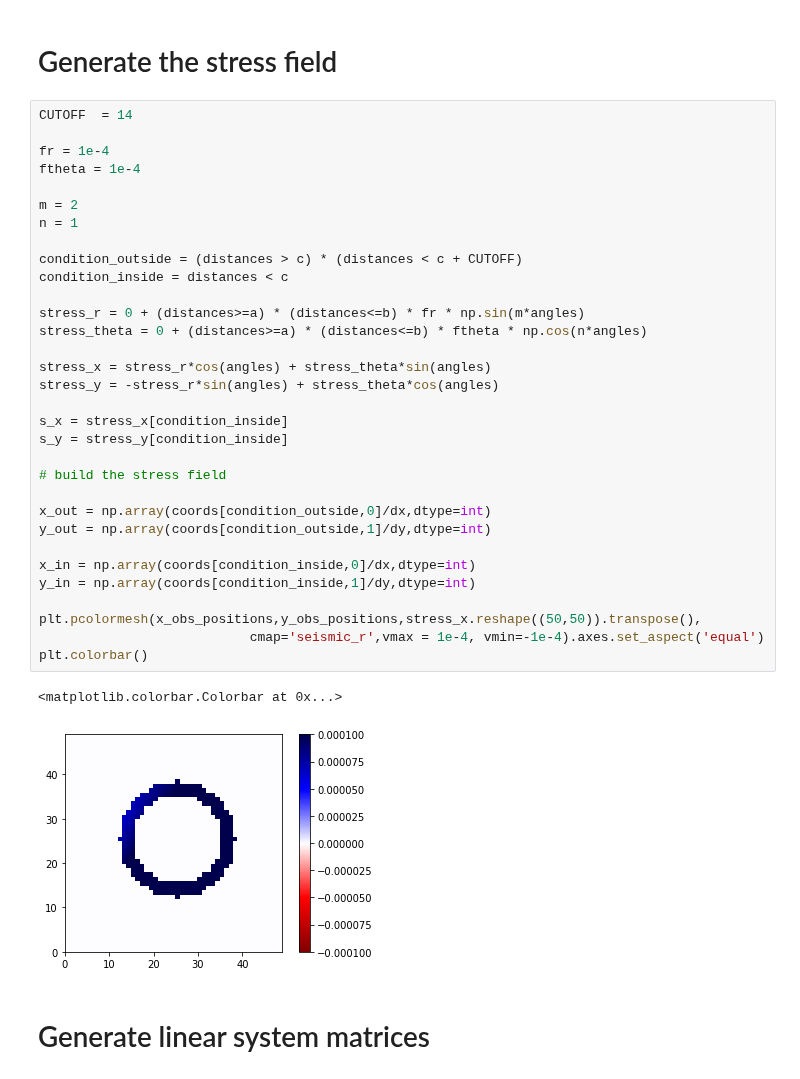
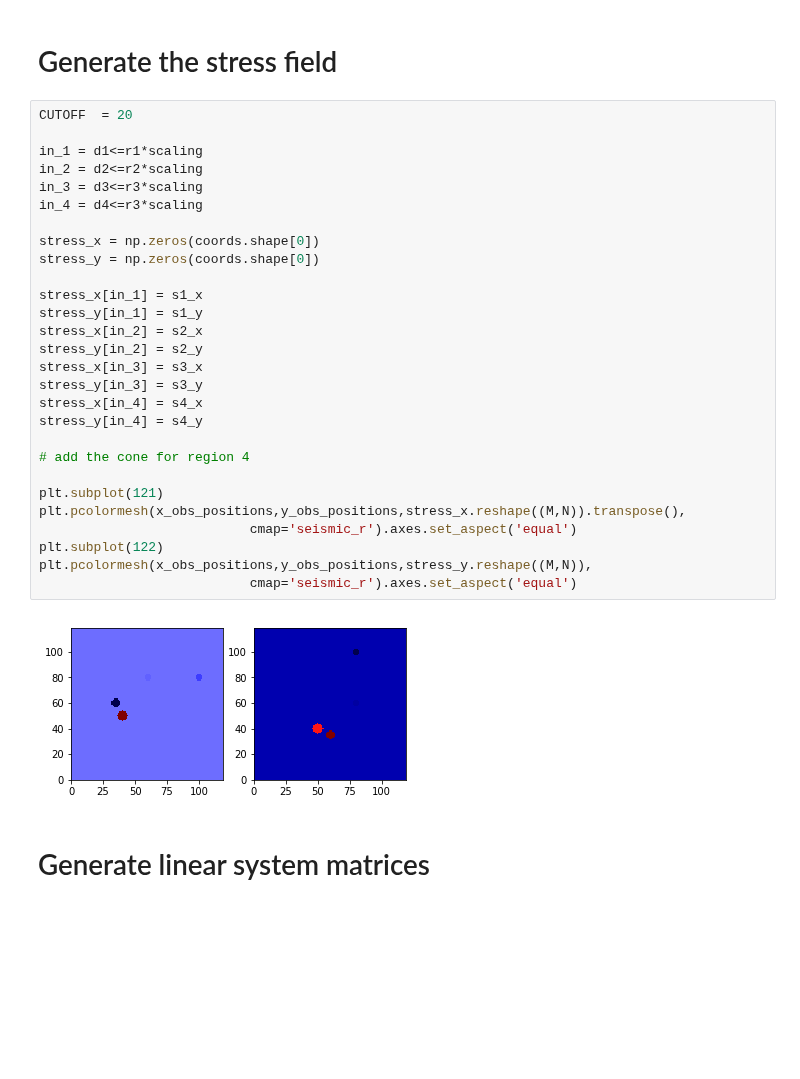
Before and after one commit to jcalifornia/tractionforce, a Jupyter notebook: paper/numerics/pads.ipynb, the cells around one changed output. Drawn from its saved outputs; the diff is of its cells as text; blank space fills up the shorter version.

```diff
--- a/paper/numerics/pads.ipynb
+++ b/paper/numerics/pads.ipynb
@@ -40,39 +96,34 @@ Populating the interactive namespace from numpy and matplotlib
 # %% [markdown]
 # Generate the stress field
-# %%
-CUTOFF  = 14
-
-fr = 1e-4
-ftheta = 1e-4
-
-m = 2
-n = 1
-
-condition_outside = (distances > c) * (distances < c + CUTOFF)
-condition_inside = distances < c
-
-stress_r = 0 + (distances>=a) * (distances<=b) * fr * np.sin(m*angles)
-stress_theta = 0 + (distances>=a) * (distances<=b) * ftheta * np.cos(n*angles)
-
-stress_x = stress_r*cos(angles) + stress_theta*sin(angles)
-stress_y = -stress_r*sin(angles) + stress_theta*cos(angles)
-
-s_x = stress_x[condition_inside]
-s_y = stress_y[condition_inside]
-
-# build the stress field
-
-x_out = np.array(coords[condition_outside,0]/dx,dtype=int)
-y_out = np.array(coords[condition_outside,1]/dy,dtype=int)
-
-x_in = np.array(coords[condition_inside,0]/dx,dtype=int)
-y_in = np.array(coords[condition_inside,1]/dy,dtype=int)
-
-plt.pcolormesh(x_obs_positions,y_obs_positions,stress_x.reshape((50,50)).transpose(),
-                           cmap='seismic_r',vmax = 1e-4, vmin=-1e-4).axes.set_aspect('equal')
-plt.colorbar()
-# %% [output]
-<matplotlib.colorbar.Colorbar at 0x...>
-[figure, removed]
+# %%
+CUTOFF  = 20
+
+in_1 = d1<=r1*scaling
+in_2 = d2<=r2*scaling
+in_3 = d3<=r3*scaling
+in_4 = d4<=r3*scaling
+
+stress_x = np.zeros(coords.shape[0])
+stress_y = np.zeros(coords.shape[0])
+
+stress_x[in_1] = s1_x
+stress_y[in_1] = s1_y
+stress_x[in_2] = s2_x
+stress_y[in_2] = s2_y
+stress_x[in_3] = s3_x
+stress_y[in_3] = s3_y
+stress_x[in_4] = s4_x
+stress_y[in_4] = s4_y
+
+# add the cone for region 4
+
+plt.subplot(121)
+plt.pcolormesh(x_obs_positions,y_obs_positions,stress_x.reshape((M,N)).transpose(),
+                           cmap='seismic_r').axes.set_aspect('equal')
+plt.subplot(122)
+plt.pcolormesh(x_obs_positions,y_obs_positions,stress_y.reshape((M,N)),
+                           cmap='seismic_r').axes.set_aspect('equal')
+# %% [output]
+[figure, added]
 # %% [markdown]
 # Generate linear system matrices
```
Also changed, not shown: parts of 14 cells of this notebook, 5 other files.
